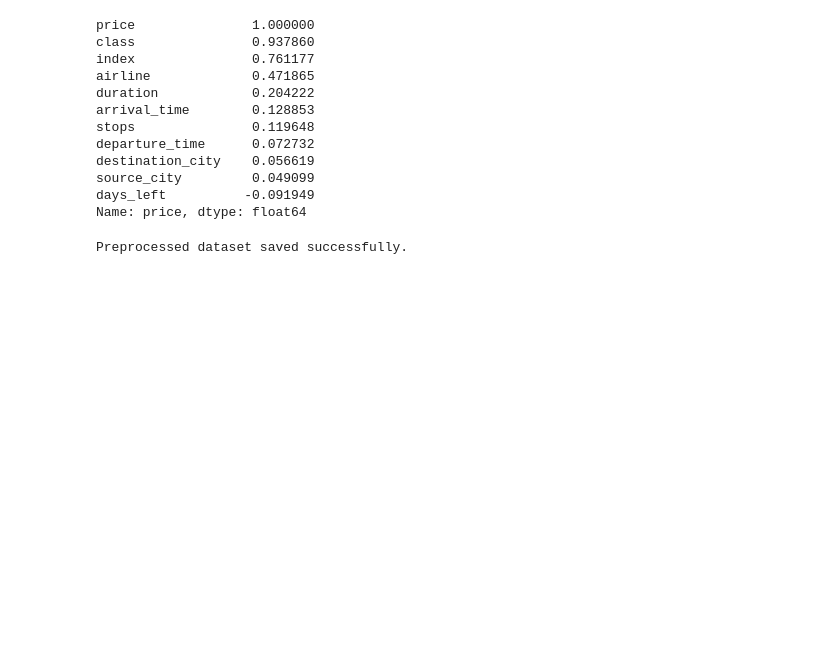
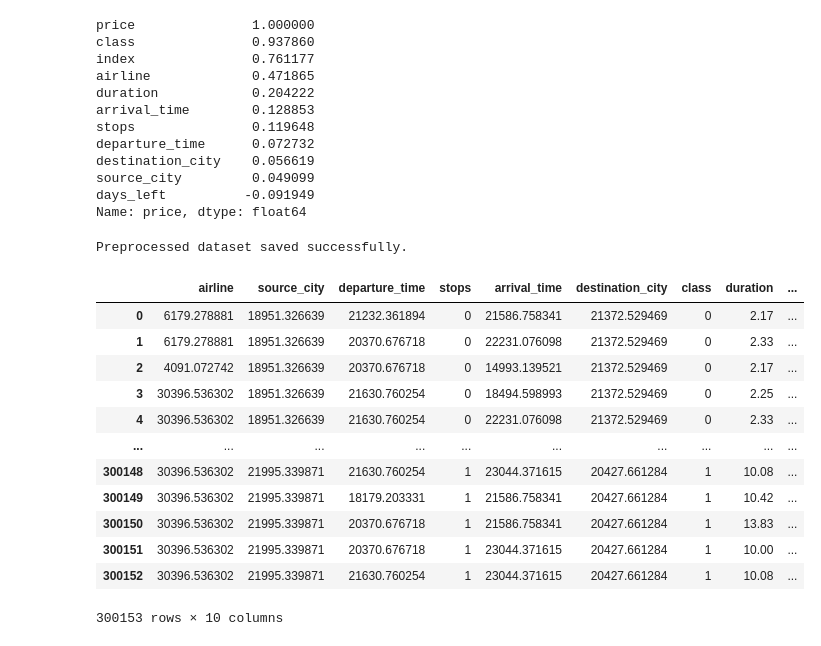
Before and after one commit to AADITYAKADAM2110/flight_price_predictor, a Jupyter notebook: Notebooks/preprocess.ipynb, the cells around one changed output. Drawn from its saved outputs; the diff is of its cells as text; code cells hidden in the pictures; blank space fills up the shorter version.

Commit message:
Add feature-engineered and preprocessed flight data CSV files

```diff
--- a/Notebooks/preprocess.ipynb
+++ b/Notebooks/preprocess.ipynb
@@ -159,3 +159,21 @@ dataset_without_flight_no.to_csv('Preprocessed_flight_data.csv', index=False)
 print("Preprocessed dataset saved successfully.")
 # %% [output]
 Preprocessed dataset saved successfully.
+# %%
+dataset_for_feature_engineering = pd.read_csv(r'C:\Users\DELL\Desktop\Flight Ticket Prediction Project\dataset\copy_of_preprocessed_flight_data.csv')
+# %%
+dataset_for_feature_engineering
+# %% [output]
+|  | airline | source_city | departure_time | stops | arrival_time | destination_city | class | duration | ... |
+| 0 | 6179.278881 | 18951.326639 | 21232.361894 | 0 | 21586.758341 | 21372.529469 | 0 | 2.17 | ... |
+| 1 | 6179.278881 | 18951.326639 | 20370.676718 | 0 | 22231.076098 | 21372.529469 | 0 | 2.33 | ... |
+| 2 | 4091.072742 | 18951.326639 | 20370.676718 | 0 | 14993.139521 | 21372.529469 | 0 | 2.17 | ... |
+| 3 | 30396.536302 | 18951.326639 | 21630.760254 | 0 | 18494.598993 | 21372.529469 | 0 | 2.25 | ... |
+| 4 | 30396.536302 | 18951.326639 | 21630.760254 | 0 | 22231.076098 | 21372.529469 | 0 | 2.33 | ... |
+| ... | ... | ... | ... | ... | ... | ... | ... | ... | ... |
+| 300148 | 30396.536302 | 21995.339871 | 21630.760254 | 1 | 23044.371615 | 20427.661284 | 1 | 10.08 | ... |
+| 300149 | 30396.536302 | 21995.339871 | 18179.203331 | 1 | 21586.758341 | 20427.661284 | 1 | 10.42 | ... |
+| 300150 | 30396.536302 | 21995.339871 | 20370.676718 | 1 | 21586.758341 | 20427.661284 | 1 | 13.83 | ... |
+| 300151 | 30396.536302 | 21995.339871 | 20370.676718 | 1 | 23044.371615 | 20427.661284 | 1 | 10.00 | ... |
+| 300152 | 30396.536302 | 21995.339871 | 21630.760254 | 1 | 23044.371615 | 20427.661284 | 1 | 10.08 | ... |
+300153 rows × 10 columns
```
Also changed, not shown: parts of 12 cells of this notebook, 4 other files.
